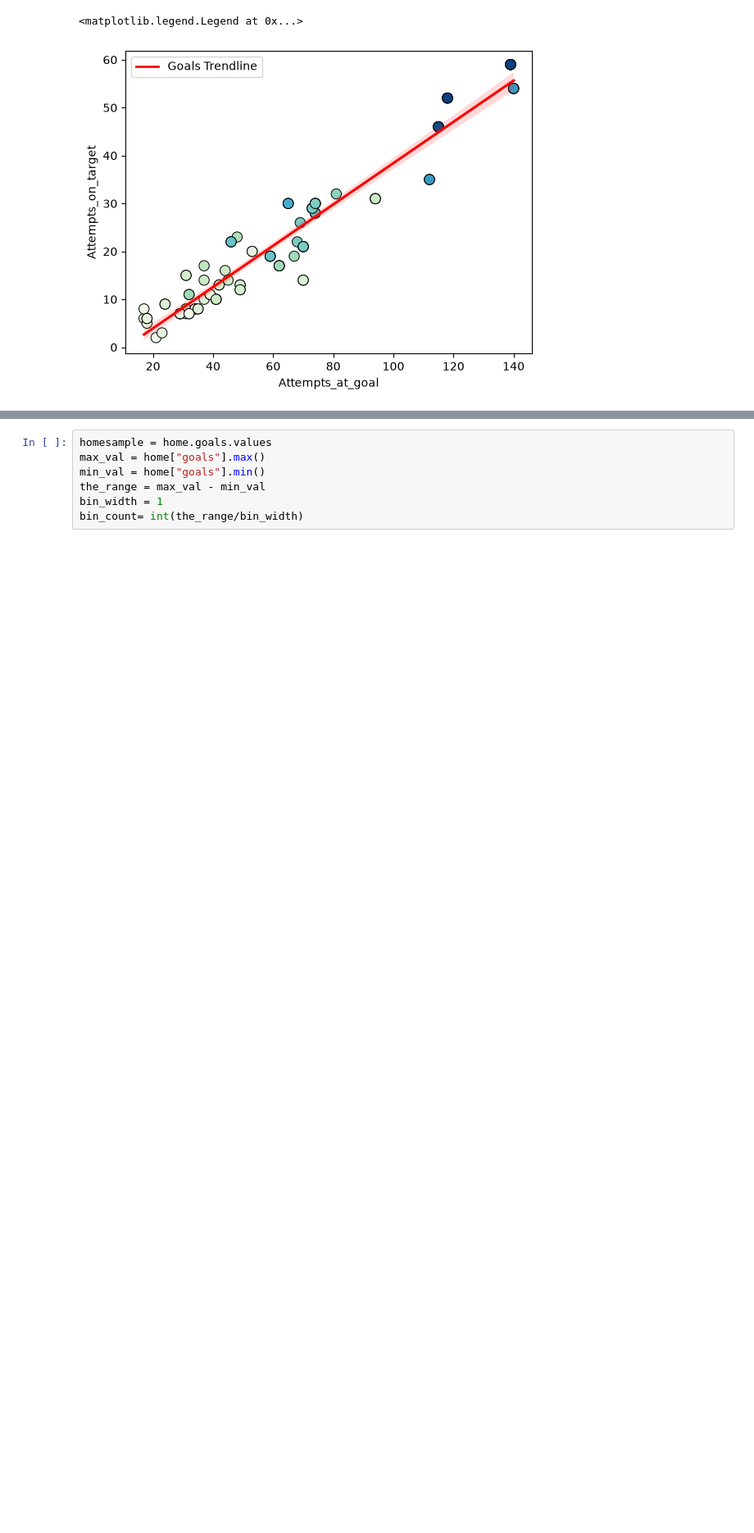
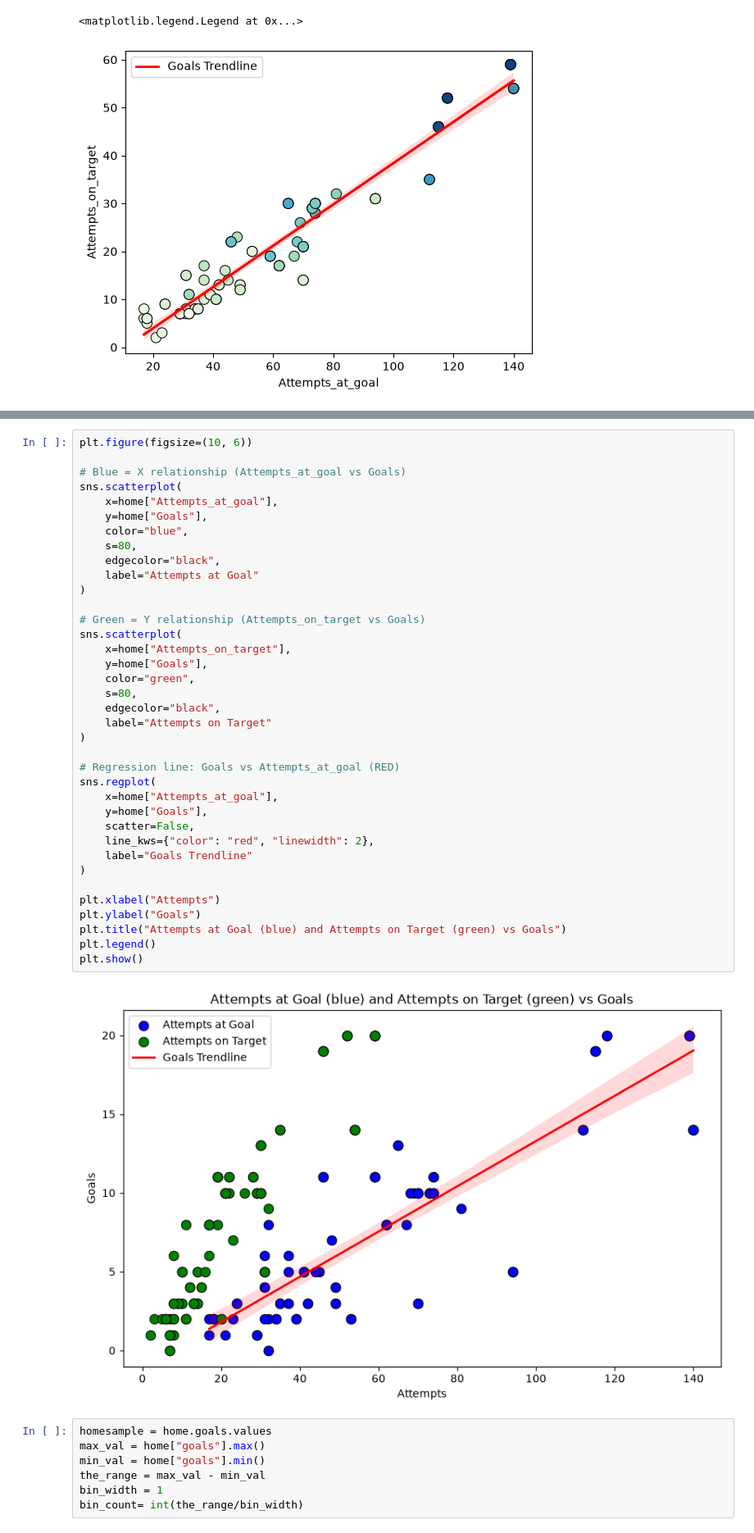
Before and after one commit to DanDooLoo/HIT140_Assessment-2_Group23, a Jupyter notebook: 2_1_LinearRegression.ipynb, the cells around one changed output, grey strips where cells are left out. Shown at 82% size. Drawn from its saved outputs; the diff is of its cells as text; blank space fills up the shorter version.

Commit message:
created scatter plot attempts at goal vs attempts on target with goal regression line

```diff
--- a/2_1_LinearRegression.ipynb
+++ b/2_1_LinearRegression.ipynb
@@ -397,3 +400,42 @@ plt.legend(handles=[custom_line], labels=["Goals Trendline"])
+# %%
+plt.figure(figsize=(10, 6))
+
+# Blue = X relationship (Attempts_at_goal vs Goals)
+sns.scatterplot(
+    x=home["Attempts_at_goal"],
+    y=home["Goals"],
+    color="blue",
+    s=80,
+    edgecolor="black",
+    label="Attempts at Goal"
+)
+
+# Green = Y relationship (Attempts_on_target vs Goals)
+sns.scatterplot(
+    x=home["Attempts_on_target"],
+    y=home["Goals"],
+    color="green",
+    s=80,
+    edgecolor="black",
+    label="Attempts on Target"
+)
+
+# Regression line: Goals vs Attempts_at_goal (RED)
+sns.regplot(
+    x=home["Attempts_at_goal"],
+    y=home["Goals"],
+    scatter=False,
+    line_kws={"color": "red", "linewidth": 2},
+    label="Goals Trendline"
+)
+
+plt.xlabel("Attempts")
+plt.ylabel("Goals")
+plt.title("Attempts at Goal (blue) and Attempts on Target (green) vs Goals")
+plt.legend()
+plt.show()
+# %% [output]
+[figure, added]
 # %%
 homesample = home.goals.values
 max_val = home["goals"].max()
```
Also changed, not shown: parts of 1 cell of this notebook.
